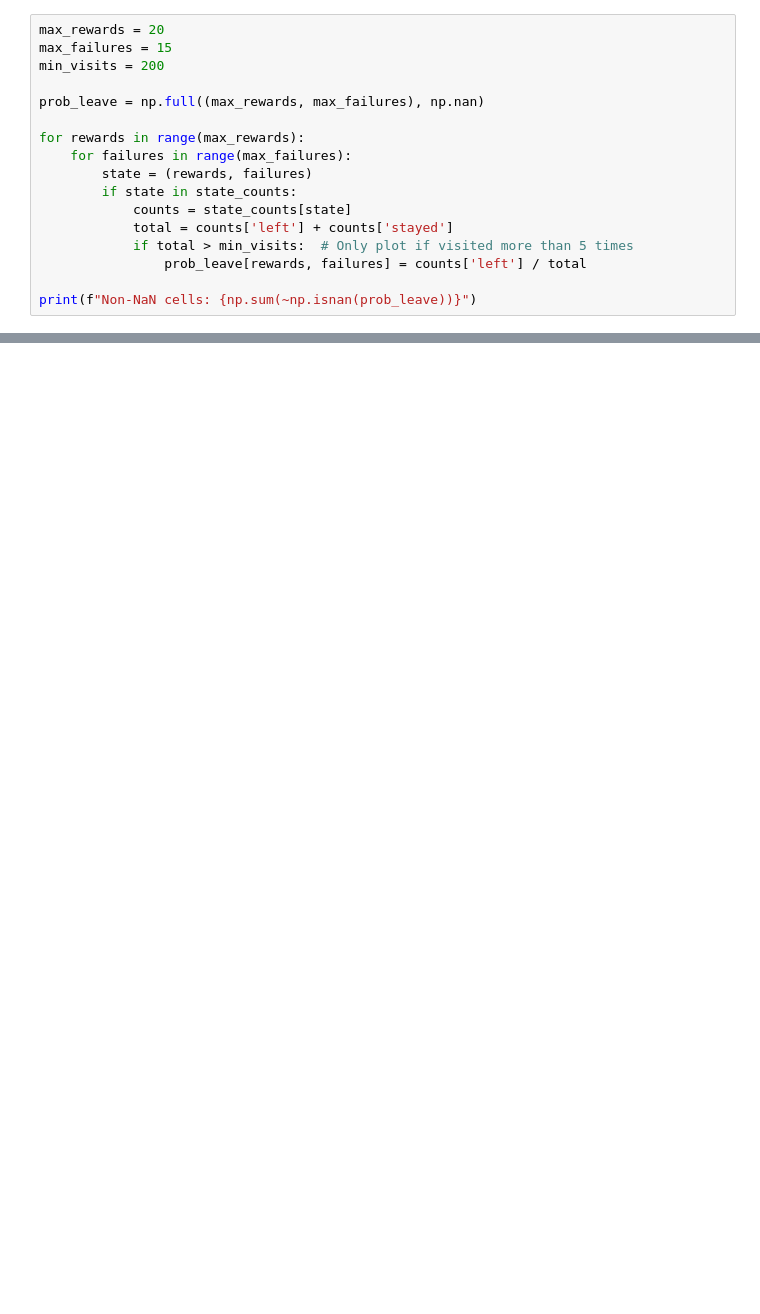
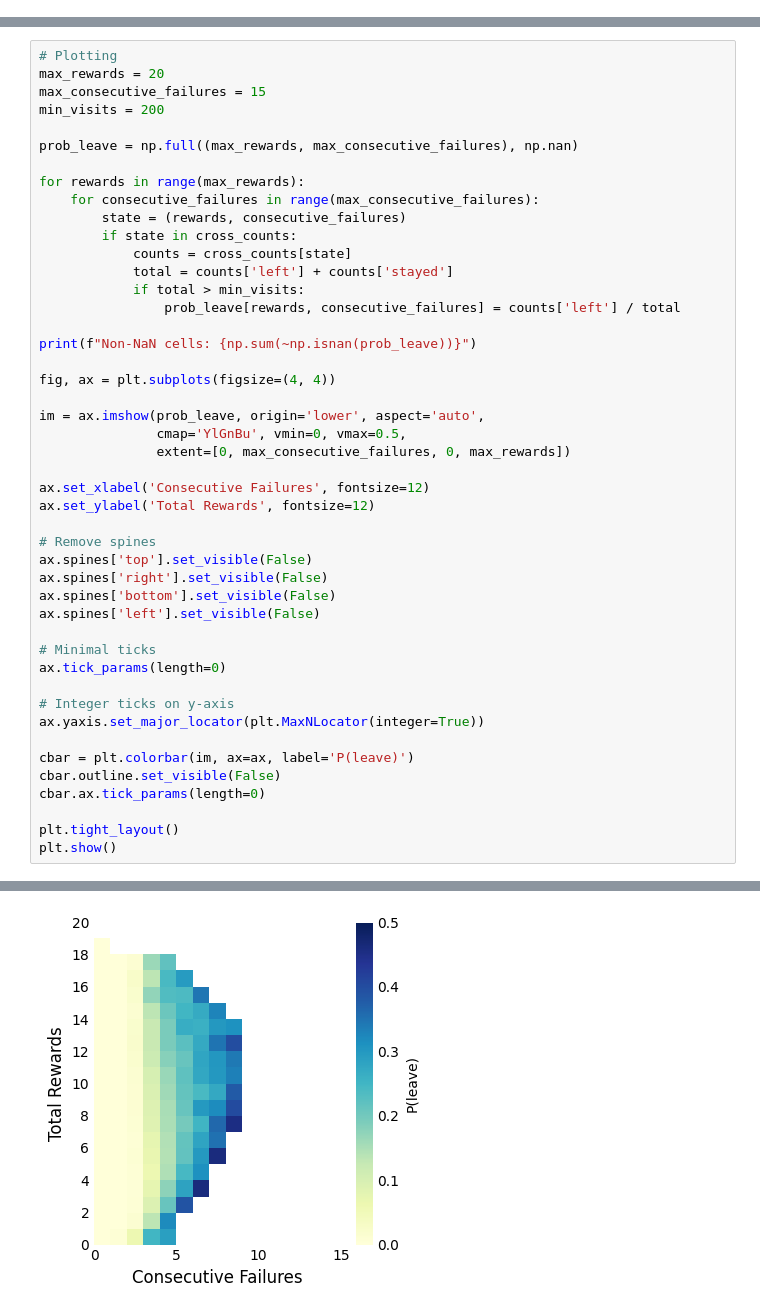
Before and after one commit to lauradriscoll/Aind.Behavior.VrForaging.Analysis, a Jupyter notebook: src/aind_behavior_vrforaging_analysis/sbi_ddm_analysis/analysis/consecF_cumR.ipynb, the cells around one changed output, grey strips where cells are left out. Saved outputs shown, nothing was run; the diff lists cells and outputs as text; blank space fills up the shorter version.

```diff
--- a/src/aind_behavior_vrforaging_analysis/sbi_ddm_analysis/analysis/consecF_cumR.ipynb
+++ b/src/aind_behavior_vrforaging_analysis/sbi_ddm_analysis/analysis/consecF_cumR.ipynb
@@ -113,17 +121,0 @@ Collected data from 333 unique states
-# %%
-max_rewards = 20
-max_failures = 15
-min_visits = 200
-
-prob_leave = np.full((max_rewards, max_failures), np.nan)
-
-for rewards in range(max_rewards):
-    for failures in range(max_failures):
-        state = (rewards, failures)
-        if state in state_counts:
-            counts = state_counts[state]
-            total = counts['left'] + counts['stayed']
-            if total > min_visits:  # Only plot if visited more than 5 times
-                prob_leave[rewards, failures] = counts['left'] / total
-
-print(f"Non-NaN cells: {np.sum(~np.isnan(prob_leave))}")
@@ -151,0 +148,47 @@ plt.show()
+# %%
+# Plotting
+max_rewards = 20
+max_consecutive_failures = 15
+min_visits = 200
+
+prob_leave = np.full((max_rewards, max_consecutive_failures), np.nan)
+
+for rewards in range(max_rewards):
+    for consecutive_failures in range(max_consecutive_failures):
+        state = (rewards, consecutive_failures)
+        if state in cross_counts:
+            counts = cross_counts[state]
+            total = counts['left'] + counts['stayed']
+            if total > min_visits:
+                prob_leave[rewards, consecutive_failures] = counts['left'] / total
+
+print(f"Non-NaN cells: {np.sum(~np.isnan(prob_leave))}")
+
+fig, ax = plt.subplots(figsize=(4, 4))
+
+im = ax.imshow(prob_leave, origin='lower', aspect='auto',
+               cmap='YlGnBu', vmin=0, vmax=0.5,
+               extent=[0, max_consecutive_failures, 0, max_rewards])
+
+ax.set_xlabel('Consecutive Failures', fontsize=12)
+ax.set_ylabel('Total Rewards', fontsize=12)
+
+# Remove spines
+ax.spines['top'].set_visible(False)
+ax.spines['right'].set_visible(False)
+ax.spines['bottom'].set_visible(False)
+ax.spines['left'].set_visible(False)
+
+# Minimal ticks
+ax.tick_params(length=0)
+
+# Integer ticks on y-axis
+ax.yaxis.set_major_locator(plt.MaxNLocator(integer=True))
+
+cbar = plt.colorbar(im, ax=ax, label='P(leave)')
+cbar.outline.set_visible(False)
+cbar.ax.tick_params(length=0)
+
+plt.tight_layout()
+plt.show()
+# %% [output]
@@ -151,0 +196 @@ plt.show()
+[figure, added]
```
Also changed, not shown: parts of 8 cells of this notebook, 28 other files.
